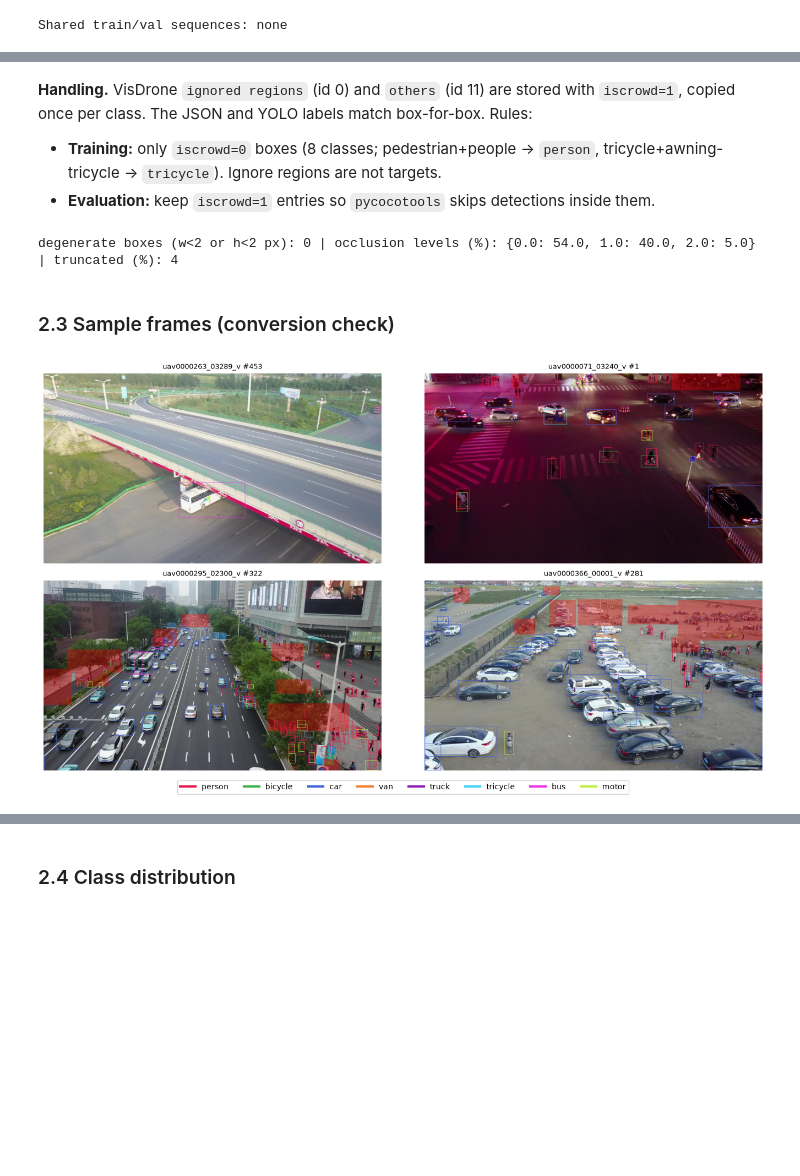
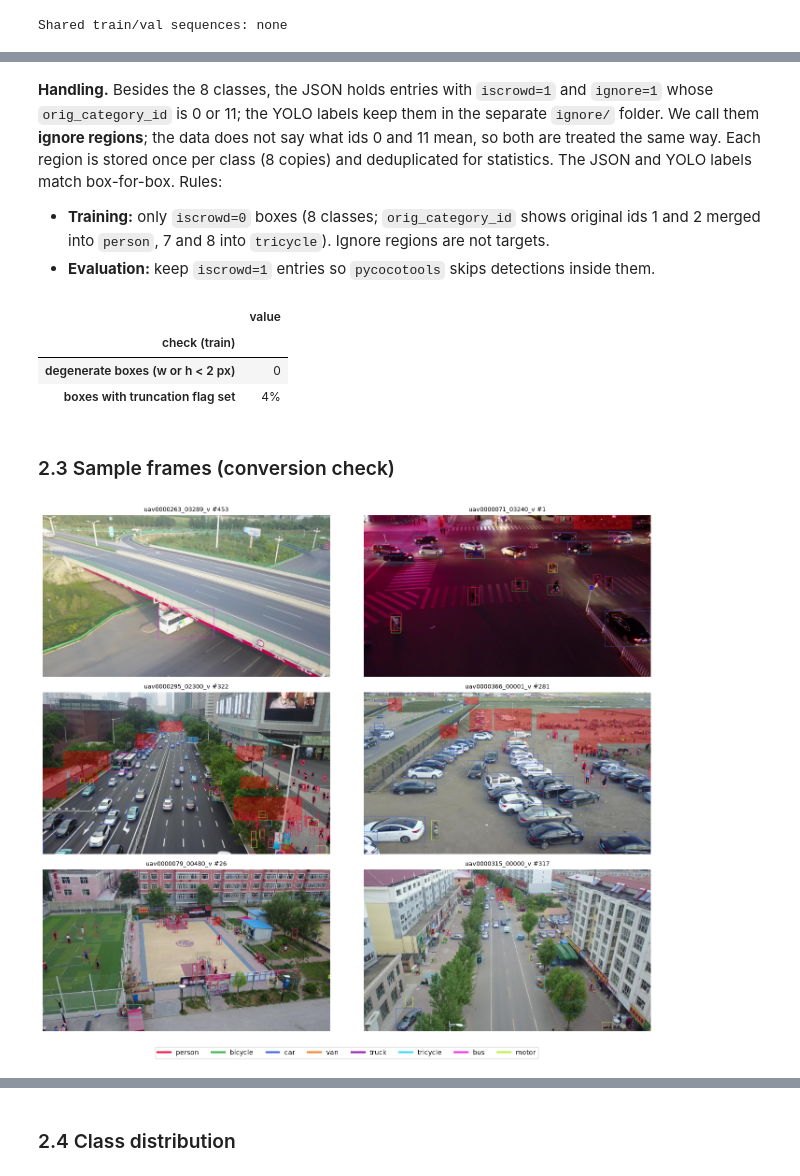
Before and after one commit to BohdanZasymovych/ai-hw2-object-detection, a Jupyter notebook: notebooks/01_data_analysis.ipynb, the cells around one changed output, grey strips where cells are left out. Drawn from its saved outputs; the diff is of its cells as text; code cells hidden in the pictures; blank space fills up the shorter version.

Commit message:
feat: results and description in the 01_ data_analysis notebook updated

```diff
--- a/notebooks/01_data_analysis.ipynb
+++ b/notebooks/01_data_analysis.ipynb
@@ -91,28 +155,37 @@ val: boxes json=114132 txt=114132 | ignore regions json=3995 txt=3995
 # %% [markdown]
-**Handling.** VisDrone `ignored regions` (id 0) and `others` (id 11) are stored with `iscrowd=1`, copied once per class. The JSON and YOLO labels match box-for-box. Rules:
-- **Training:** only `iscrowd=0` boxes (8 classes; pedestrian+people → `person`, tricycle+awning-tricycle → `tricycle`). Ignore regions are not targets.
+**Handling.** Besides the 8 classes, the JSON holds entries with `iscrowd=1` and `ignore=1` whose `orig_category_id` is 0 or 11; the YOLO labels keep them in the separate `ignore/` folder. We call them **ignore regions**; the data does not say what ids 0 and 11 mean, so both are treated the same way. Each region is stored once per class (8 copies) and deduplicated for statistics. The JSON and YOLO labels match box-for-box. Rules:
+- **Training:** only `iscrowd=0` boxes (8 classes; `orig_category_id` shows original ids 1 and 2 merged into `person`, 7 and 8 into `tricycle`). Ignore regions are not targets.
 - **Evaluation:** keep `iscrowd=1` entries so `pycocotools` skips detections inside them.
 # %%
 # Quality checks on the training boxes
 b = boxes["train"]
-print("degenerate boxes (w<2 or h<2 px):", int(((b.w < 2) | (b.h < 2)).sum()),
-      "| occlusion levels (%):", (b.occlusion.value_counts(normalize=True) * 100).round(0).to_dict(),
-      "| truncated (%):", round((b.truncation > 0).mean() * 100))
+pd.DataFrame({"value": [int(((b.w < 2) | (b.h < 2)).sum()), f"{(b.truncation > 0).mean() * 100:.0f}%"]},
+             index=["degenerate boxes (w or h < 2 px)", "boxes with truncation flag set"]).rename_axis("check (train)")
 # %% [output]
-degenerate boxes (w<2 or h<2 px): 0 | occlusion levels (%): {0.0: 54.0, 1.0: 40.0, 2.0: 5.0} | truncated (%): 4
+|  | value |
+| check (train) |  |
+| degenerate boxes (w or h < 2 px) | 0 |
+| boxes with truncation flag set | 4% |
 # %% [markdown]
 ### 2.3 Sample frames (conversion check)
 # %%
-# GT boxes (coloured by class) and ignore regions (red) with the shared draw_frame
-# sparsest, median and densest frame + a random frame with ignore regions
+# GT boxes (coloured by class) and ignore regions (red) with the shared draw_frame:
+# sparsest, median and densest frame, a random frame with ignore regions, and two random frames from other sequences
 per_frame = boxes["train"].groupby("image_id").size()
 ign_ids = set(ignore["train"].image_id)
 picks = [per_frame.idxmin(), per_frame.sub(per_frame.median()).abs().idxmin(), per_frame.idxmax()]
 picks.append(next(i for i in per_frame.sample(frac=1, random_state=SEED).index if i in ign_ids and i not in picks))
-fig, axs = plt.subplots(2, 2, figsize=(14, 8))
+seq_of = imgs["train"].set_index("image_id").seq
+used = set(seq_of[picks])
+for i in per_frame.sample(frac=1, random_state=SEED + 1).index:
+    if seq_of[i] not in used:
+        picks.append(i); used.add(seq_of[i])
+    if len(picks) == 6:
+        break
+fig, axs = plt.subplots(3, 2, figsize=(14, 12))
 for ax, i in zip(axs.ravel(), picks):
     draw_frame("train", i, ax)
 fig.legend(handles=[plt.Line2D([], [], color=c, lw=3, label=n) for c, n in zip(COLORS, CLASSES)], loc="lower center", ncol=8)
 plt.tight_layout(rect=(0, 0.04, 1, 1)); plt.show()
 # %% [output]
-[figure, old version]
+[figure, new version]
```
Also changed, not shown: parts of 21 cells of this notebook, 1 other file.
